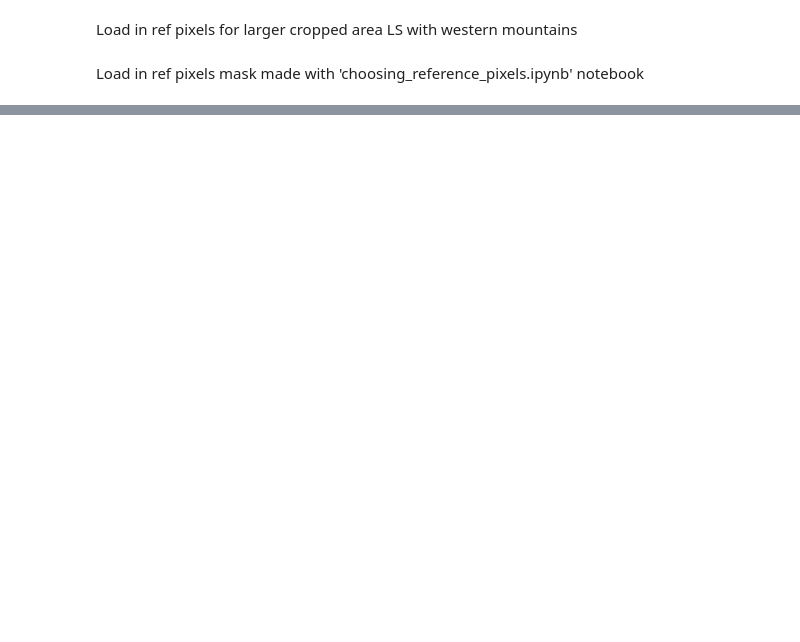
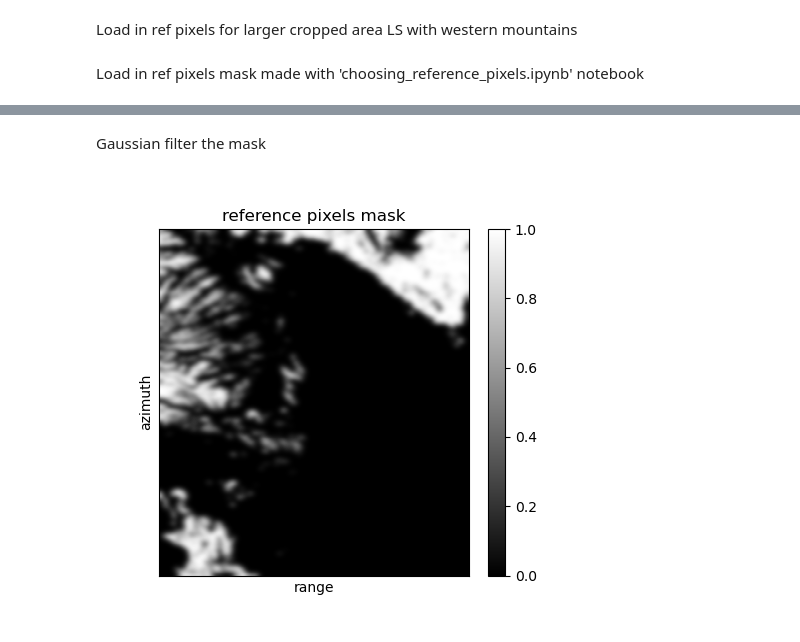
Before and after one commit to opaschall/LagunaSalada, a Jupyter notebook: 11_unwrapped_igrams/calculate_ramps_for_ref.ipynb, the cells around one changed output, grey strips where cells are left out. Drawn from its saved outputs; the diff is of its cells as text; code cells hidden in the pictures; blank space fills up the shorter version.

```diff
--- a/11_unwrapped_igrams/calculate_ramps_for_ref.ipynb
+++ b/11_unwrapped_igrams/calculate_ramps_for_ref.ipynb
@@ -50,0 +51,15 @@ Reference pixel mask loaded.
+# %% [markdown]
+Gaussian filter the mask
+# %%
+alooks=4*4
+rlooks=20*4
+ref_mask_filt = gaussian_filter(ref_mask,sigma = [alooks/2,rlooks/2])
+
+# plot it
+plt.figure(figsize=(5,4.5))
+plt.imshow(ref_mask_filt, cmap='gray',aspect='auto',interpolation='nearest',vmin=0,vmax=1.0);
+plt.xlim(dx,0); plt.xticks([]); plt.yticks([])
+plt.xlabel('range'); plt.ylabel('azimuth'); plt.title('reference pixels mask')
+plt.colorbar(); plt.show()
+# %% [output]
+[figure, added]
```
Also changed, not shown: parts of 9 cells of this notebook, 4 other files.
